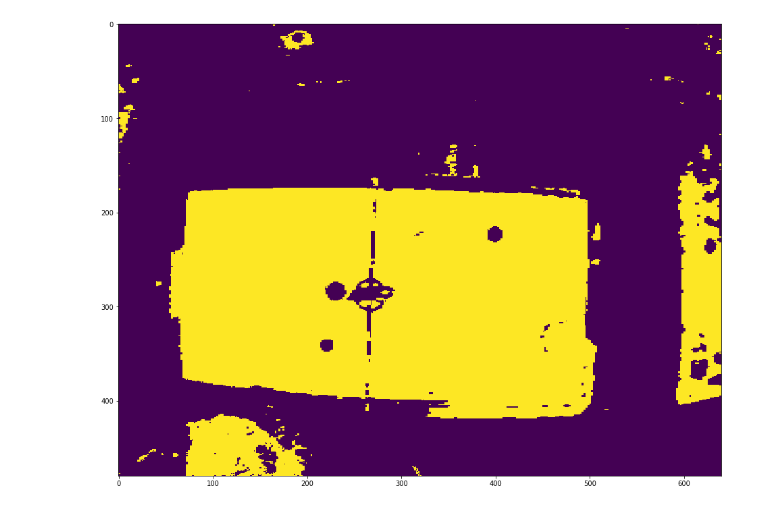
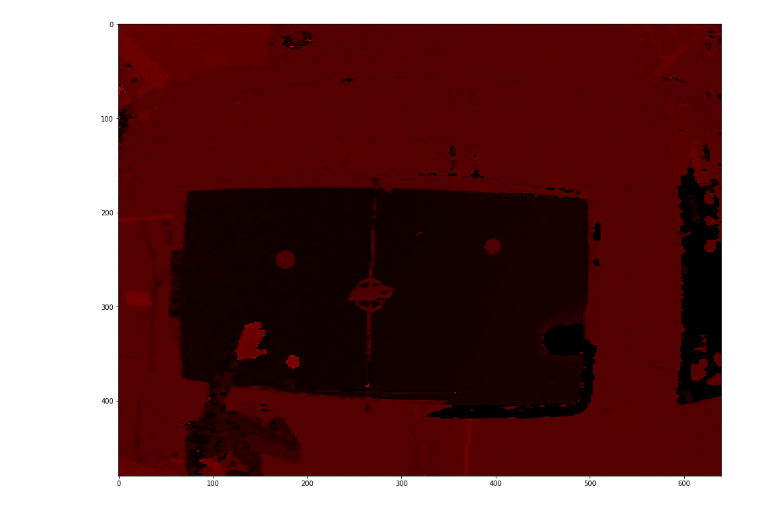
Before and after one commit to Positronic-IO/air-hockey, a Jupyter notebook: notebooks/Find the Pieces.ipynb, the cells around one changed output. Drawn from its saved outputs; the diff is of its cells as text; code cells hidden in the pictures.

```diff
--- a/notebooks/Find the Pieces.ipynb
+++ b/notebooks/Find the Pieces.ipynb
@@ -13,7 +13,7 @@ def show_img(image):
     plt.figure(figsize=(16,16))
     plt.imshow(image)
 # %%
-path = r'overhead-science-2.png'
+path = r'overhead-science-3.png'
 img = cv2.imread(path)
 # %%
 ## isolate the table
@@ -21,10 +30,7 @@ rgb = cv2.cvtColor(img, cv2.COLOR_BGR2RGB)
 # %%
 ## isolate HUE
-
 hsv = cv2.cvtColor(img, cv2.COLOR_RGB2HSV)
 hsv[:,:,1:] = 0
-t, hue = cv2.threshold(hsv, 50, 255, cv2.THRESH_BINARY)
-hue = ~hue[:,:,0]
-show_img(hue)
+show_img(hsv)
 # %% [output]
-[figure, old version]
+[figure, new version]
```
Also changed, not shown: parts of 15 cells of this notebook, 2 other files.
